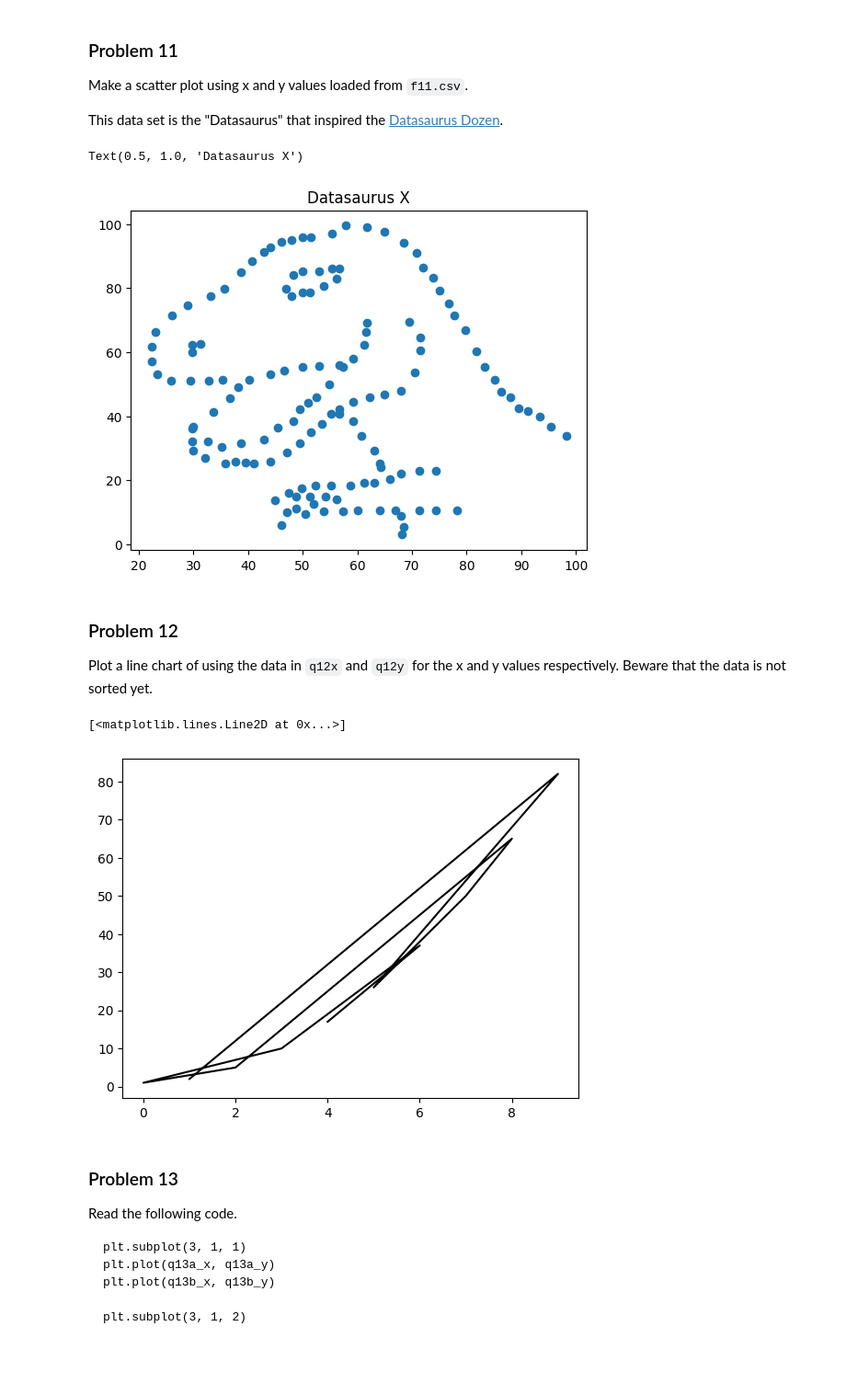
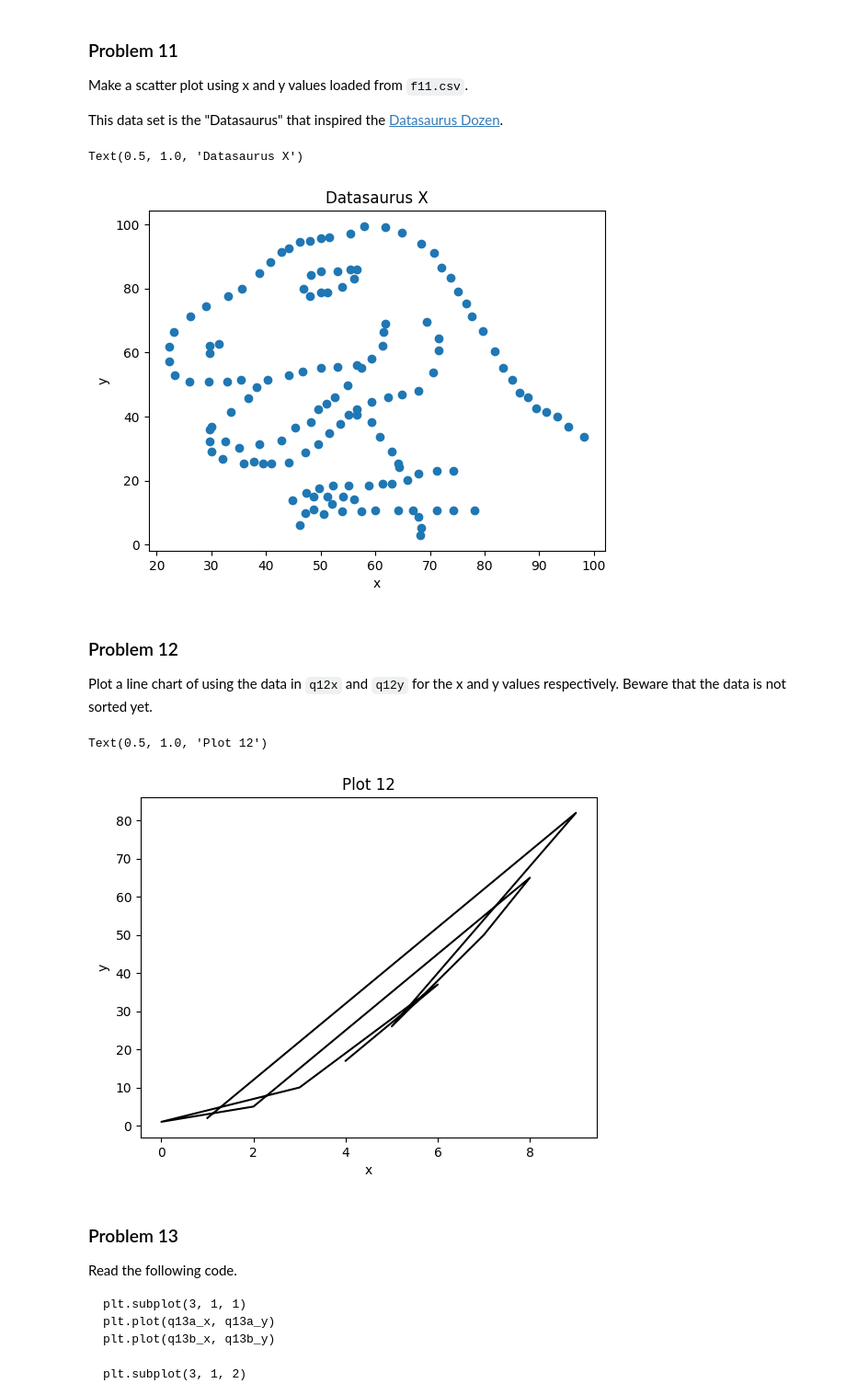
Before and after one commit to freddfredge/dx602-homework-05, a Jupyter notebook: homework.ipynb, the cells around one changed output. Shown at 92% size. Saved outputs shown, nothing was run; the diff lists cells and outputs as text; code cells hidden in the pictures; blank space fills up the shorter version.

```diff
--- a/homework.ipynb
+++ b/homework.ipynb
@@ -311,10 +327,12 @@ with open("f11.csv") as f:
     ds_data = list(ds_reader)
 dino_data = [(float(x),float(y)) for (dataset, x,y) in ds_data if dataset == "dino"]
 plt.scatter([x for x, y in dino_data], [y for y, y in dino_data])
+plt.xlabel("x")
+plt.ylabel("y")
 plt.title("Datasaurus X")
 # %% [output]
 Text(0.5, 1.0, 'Datasaurus X')
-[figure, old version]
+[figure, new version]
 # %% [markdown]
 ### Problem 12
 
@@ -328,10 +346,13 @@ q12y = [x**2 + 1 for x in q12x]
 # %%
 # YOUR CHANGES HERE
 
 plt.plot(q12x,q12y, color = "black", linestyle = "-", linewidth = 1.5)
+plt.xlabel("x")
+plt.ylabel("y")
+plt.title("Plot 12")
 # %% [output]
-[<matplotlib.lines.Line2D at 0x...>]
+Text(0.5, 1.0, 'Plot 12')
-[figure, old version]
+[figure, new version]
 # %% [markdown]
 ### Problem 13
 
```
Also changed, not shown: parts of 15 cells of this notebook.
